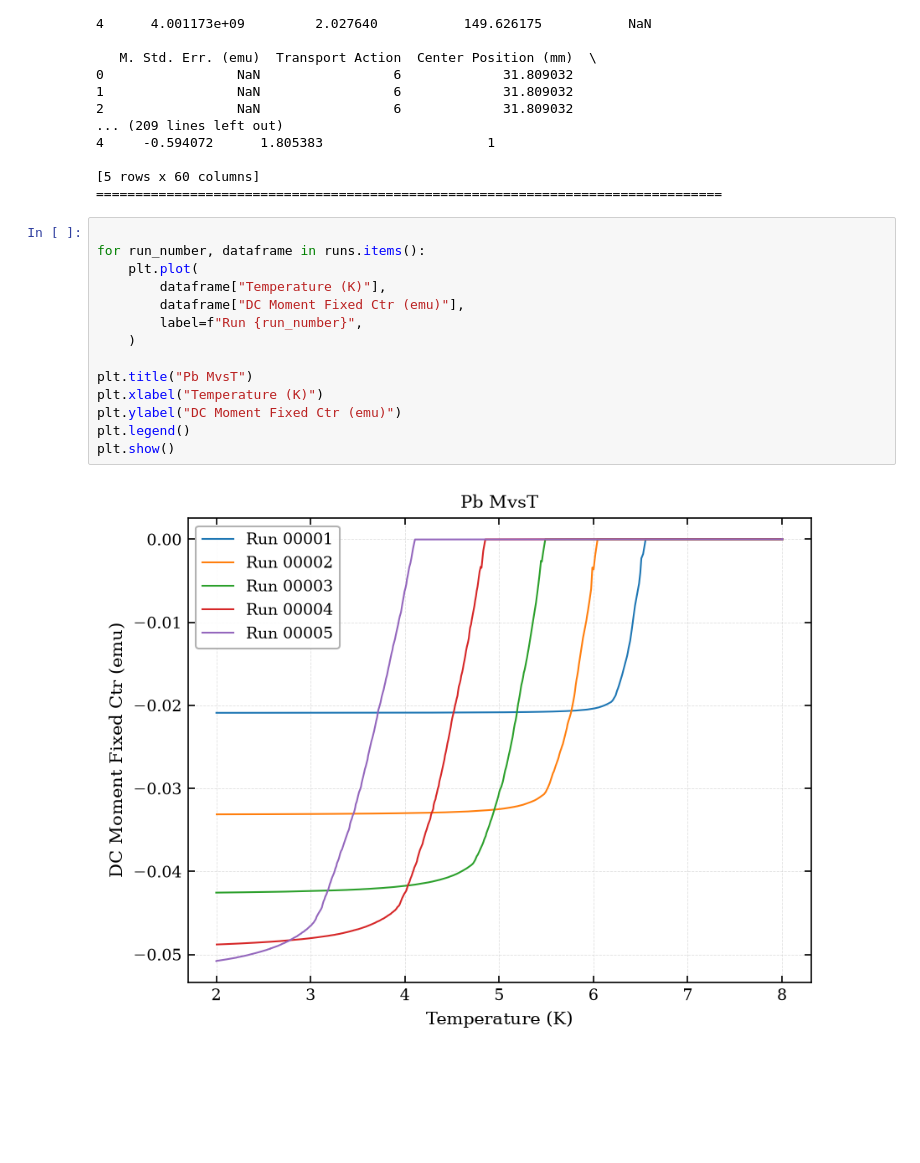
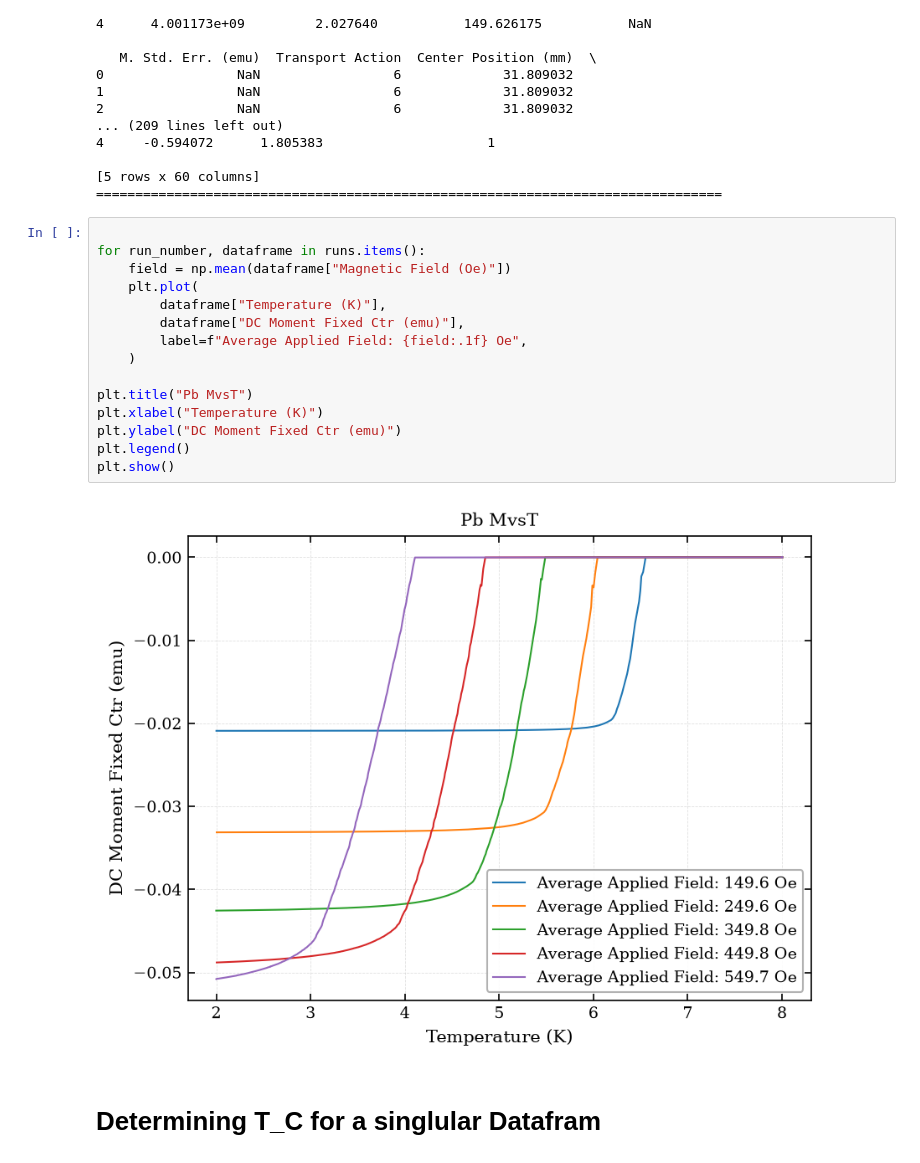
Before and after one commit to OlliePentecost/high-temperature-superconductivity, a Jupyter notebook: 2026-10-15-Pb-ZFC-FW-FC.ipynb, the cells around one changed output. Saved outputs shown, nothing was run; the diff lists cells and outputs as text; blank space fills up the shorter version.

```diff
--- a/2026-10-15-Pb-ZFC-FW-FC.ipynb
+++ b/2026-10-15-Pb-ZFC-FW-FC.ipynb
@@ -122,16 +129,19 @@ Run 00001
 # %%
 
 for run_number, dataframe in runs.items():
+    field = np.mean(dataframe["Magnetic Field (Oe)"])
     plt.plot(
         dataframe["Temperature (K)"],
         dataframe["DC Moment Fixed Ctr (emu)"],
-        label=f"Run {run_number}",
+        label=f"Average Applied Field: {field:.1f} Oe",
     )
 
 plt.title("Pb MvsT")
 plt.xlabel("Temperature (K)")
 plt.ylabel("DC Moment Fixed Ctr (emu)")
 plt.legend()
 plt.show()
 # %% [output]
-[figure, old version]
+[figure, new version]
+# %% [markdown]
+# Determining T_C for a singlular Datafram
```
Also changed, not shown: parts of 7 cells of this notebook.
